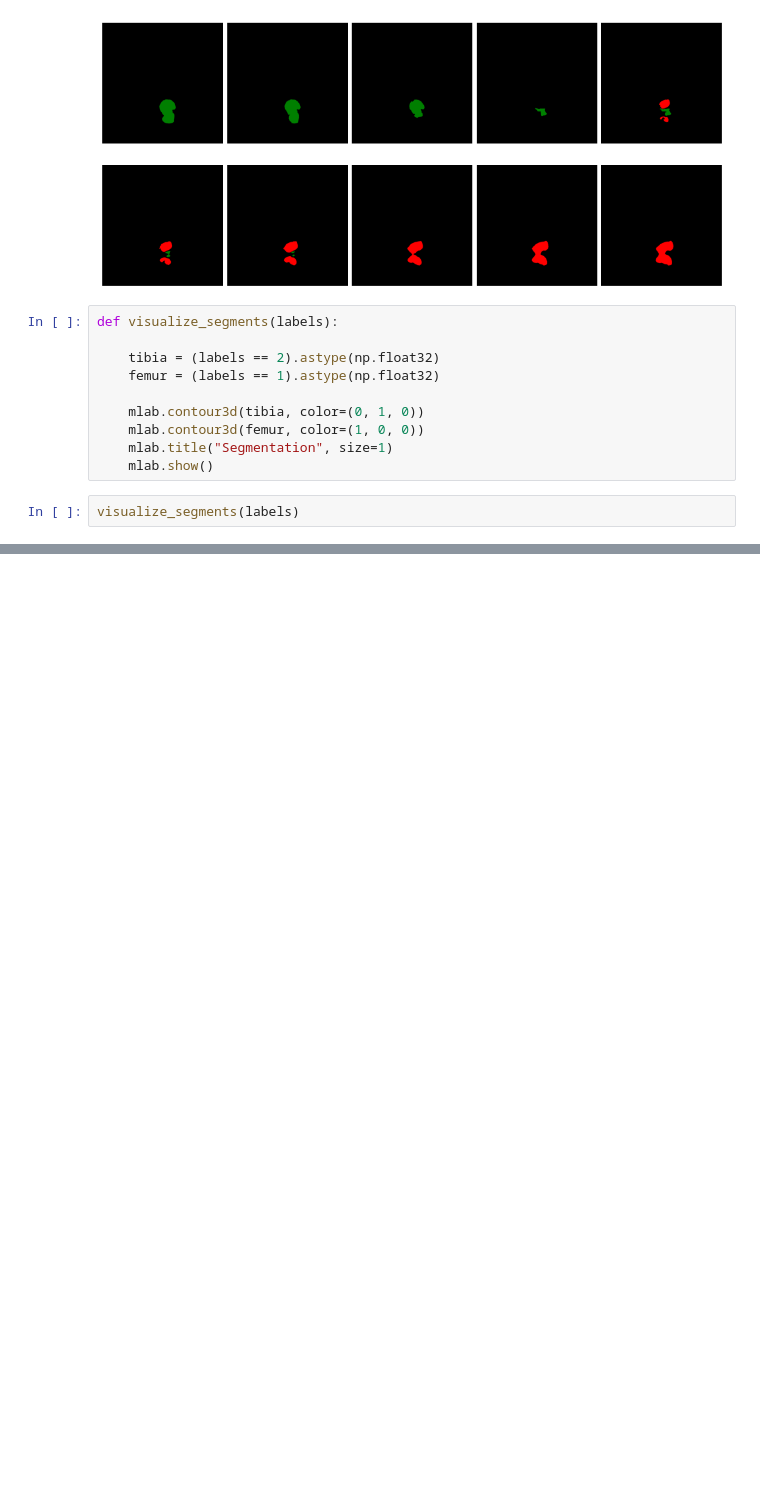
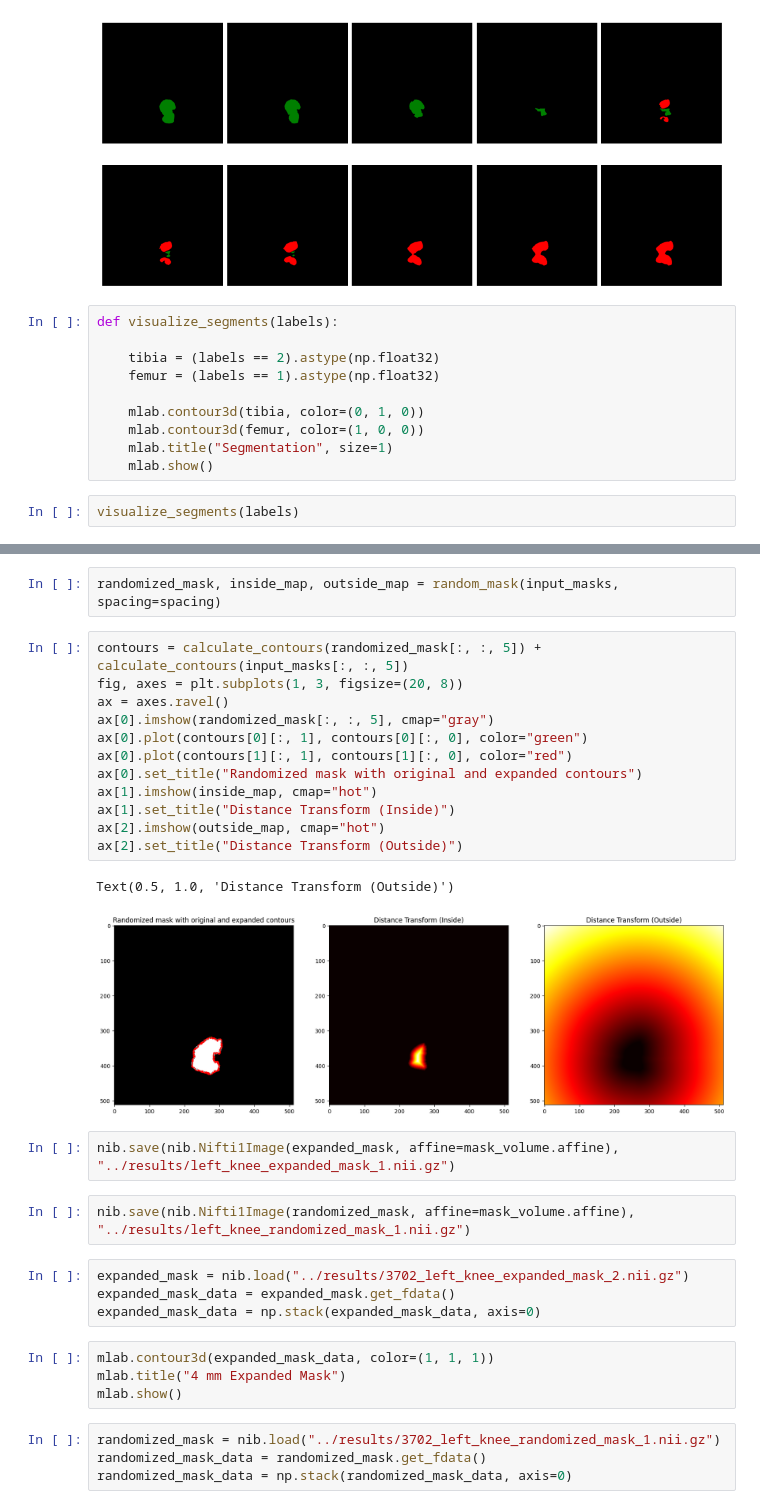
Before and after one commit to a-b365/bone-analysis, a Jupyter notebook: notebooks/notebook.ipynb, the cells around one changed output, grey strips where cells are left out. Saved outputs shown, nothing was run; the diff lists cells and outputs as text; blank space fills up the shorter version.

```diff
--- a/notebooks/notebook.ipynb
+++ b/notebooks/notebook.ipynb
@@ -132,0 +217,33 @@ visualize_segments(labels)
+# %%
+randomized_mask, inside_map, outside_map = random_mask(input_masks, spacing=spacing)
+# %%
+contours = calculate_contours(randomized_mask[:, :, 5]) + calculate_contours(input_masks[:, :, 5])
+fig, axes = plt.subplots(1, 3, figsize=(20, 8))
+ax = axes.ravel()
+ax[0].imshow(randomized_mask[:, :, 5], cmap="gray")
+ax[0].plot(contours[0][:, 1], contours[0][:, 0], color="green")
+ax[0].plot(contours[1][:, 1], contours[1][:, 0], color="red")
+ax[0].set_title("Randomized mask with original and expanded contours")
+ax[1].imshow(inside_map, cmap="hot")
+ax[1].set_title("Distance Transform (Inside)")
+ax[2].imshow(outside_map, cmap="hot")
+ax[2].set_title("Distance Transform (Outside)")
+# %% [output]
+Text(0.5, 1.0, 'Distance Transform (Outside)')
+[figure, added]
+# %%
+nib.save(nib.Nifti1Image(expanded_mask, affine=mask_volume.affine), "../results/left_knee_expanded_mask_1.nii.gz")
+# %%
+nib.save(nib.Nifti1Image(randomized_mask, affine=mask_volume.affine), "../results/left_knee_randomized_mask_1.nii.gz")
+# %%
+expanded_mask = nib.load("../results/3702_left_knee_expanded_mask_2.nii.gz")
+expanded_mask_data = expanded_mask.get_fdata()
+expanded_mask_data = np.stack(expanded_mask_data, axis=0)
+# %%
+mlab.contour3d(expanded_mask_data, color=(1, 1, 1))
+mlab.title("4 mm Expanded Mask")
+mlab.show()
+# %%
+randomized_mask = nib.load("../results/3702_left_knee_randomized_mask_1.nii.gz")
+randomized_mask_data = randomized_mask.get_fdata()
+randomized_mask_data = np.stack(randomized_mask_data, axis=0)
```
Also changed, not shown: parts of 19 cells of this notebook, 8 other files.
